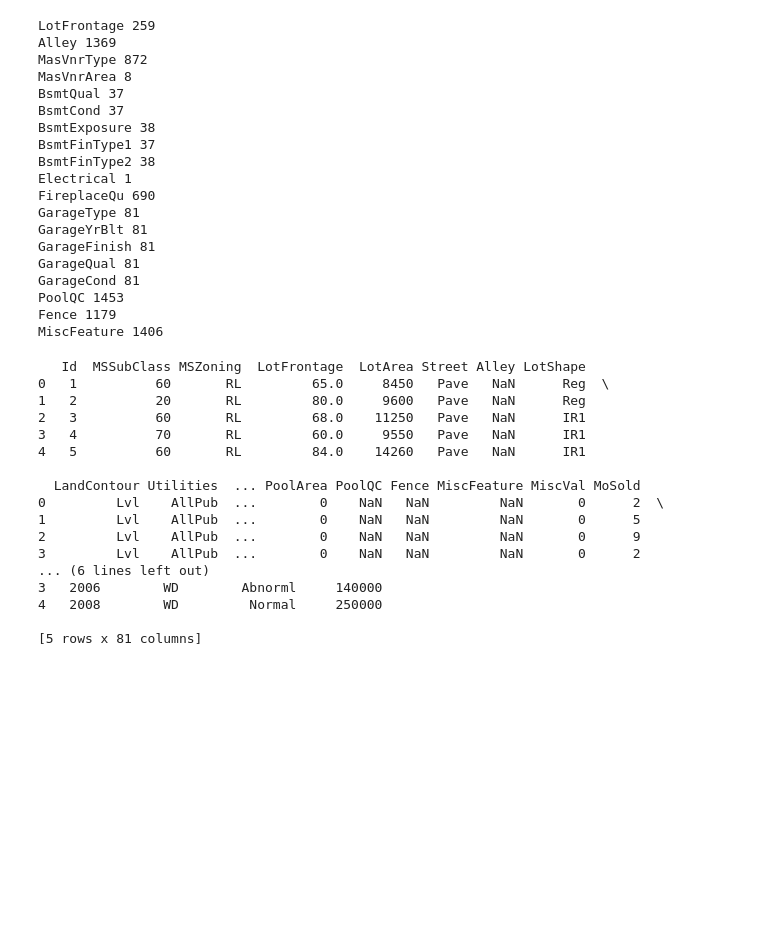
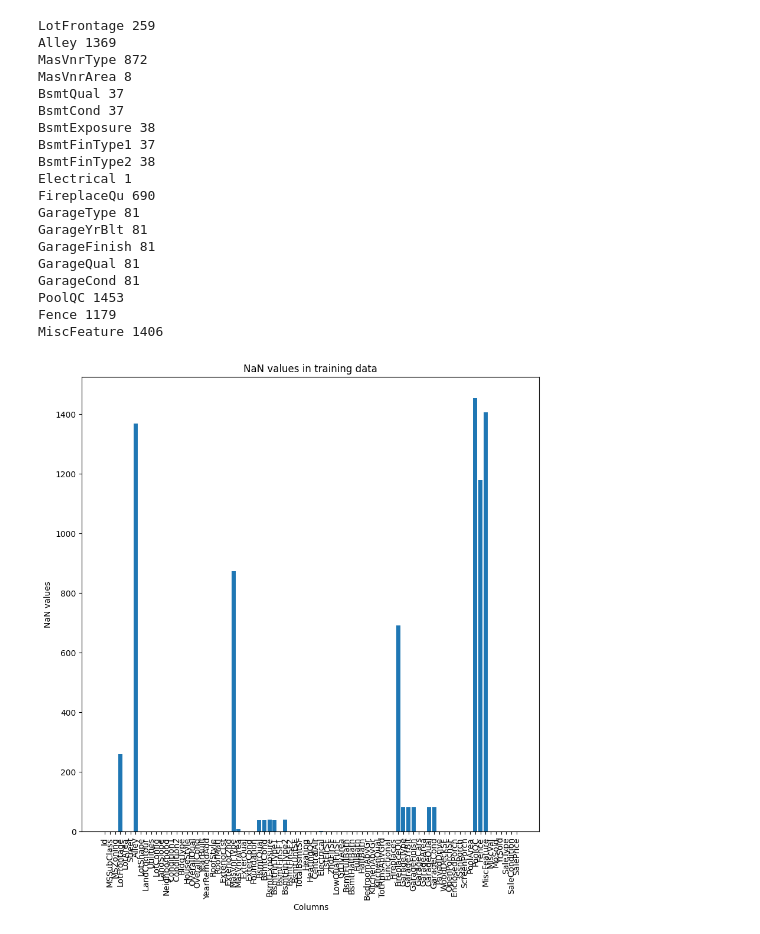
Before and after one commit to isaacj96/HousingMarket, a Jupyter notebook: house-prices-advanced-regression-techniques/main.ipynb, the cells around one changed output. Drawn from its saved outputs; the diff is of its cells as text; code cells hidden in the pictures; blank space fills up the shorter version.

```diff
--- a/house-prices-advanced-regression-techniques/main.ipynb
+++ b/house-prices-advanced-regression-techniques/main.ipynb
@@ -52,23 +55,14 @@ GarageCond 81
 PoolQC 1453
 Fence 1179
 MiscFeature 1406
-# %%
-print(train_df.head())
-# %% [output]
-   Id  MSSubClass MSZoning  LotFrontage  LotArea Street Alley LotShape
-0   1          60       RL         65.0     8450   Pave   NaN      Reg  \
-1   2          20       RL         80.0     9600   Pave   NaN      Reg
-2   3          60       RL         68.0    11250   Pave   NaN      IR1
-3   4          70       RL         60.0     9550   Pave   NaN      IR1
-4   5          60       RL         84.0    14260   Pave   NaN      IR1
-
-  LandContour Utilities  ... PoolArea PoolQC Fence MiscFeature MiscVal MoSold
-0         Lvl    AllPub  ...        0    NaN   NaN         NaN       0      2  \
-1         Lvl    AllPub  ...        0    NaN   NaN         NaN       0      5
-2         Lvl    AllPub  ...        0    NaN   NaN         NaN       0      9
-3         Lvl    AllPub  ...        0    NaN   NaN         NaN       0      2
-... (6 lines left out)
-3   2006        WD        Abnorml     140000
-4   2008        WD         Normal     250000
-
-[5 rows x 81 columns]
+# %%
+# We can see that there are a lot of NaN values in the Alley, PoolQC, Fence, MiscFeature columns, let's graph them
+plt.figure(figsize=(10, 10))
+plt.title('NaN values in training data')
+plt.xlabel('Columns')
+plt.ylabel('NaN values')
+plt.xticks(rotation=90)
+plt.bar(train_df.columns, train_df.isna().sum())
+plt.show()
+# %% [output]
+[figure, added]
```
Also changed, not shown: parts of 26 cells of this notebook.
